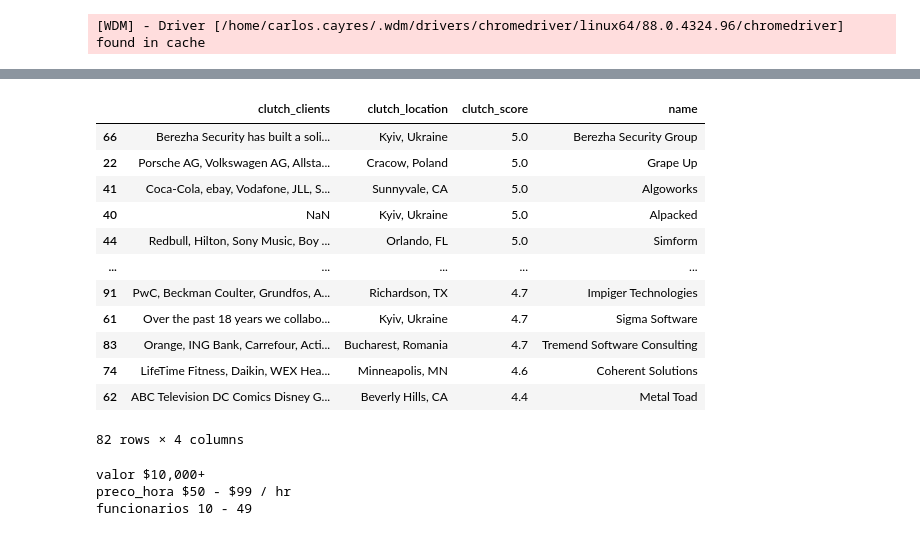
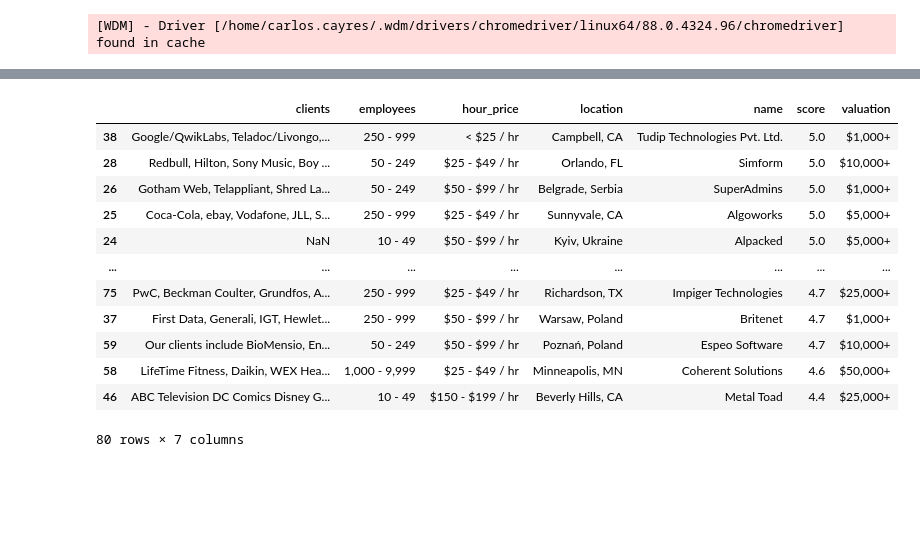
Before and after one commit to gabibatista/datathonIM, a Jupyter notebook: notebooks/clutch_selenium.ipynb, the cells around one changed output, grey strips where cells are left out. Drawn from its saved outputs; the diff is of its cells as text; code cells hidden in the pictures; blank space fills up the shorter version.

Commit message:
clutch_companies run

```diff
--- a/notebooks/clutch_selenium.ipynb
+++ b/notebooks/clutch_selenium.ipynb
@@ -155,41 +165,18 @@ CLIENTES NÃO ENCONTRADOS EM Evojam
 # %%
 df_clean = get_companies_csv().drop_duplicates(subset=['name'])
-df_clean = df_clean.sort_values(by=['clutch_score'], ascending=False)
-df_clean
-# %% [output]
-|  | clutch_clients | clutch_location | clutch_score | name |
-| 66 | Berezha Security has built a soli... | Kyiv, Ukraine | 5.0 | Berezha Security Group |
-| 22 | Porsche AG, Volkswagen AG, Allsta... | Cracow, Poland | 5.0 | Grape Up |
-| 41 | Coca-Cola, ebay, Vodafone, JLL, S... | Sunnyvale, CA | 5.0 | Algoworks |
-| 40 | NaN | Kyiv, Ukraine | 5.0 | Alpacked |
-| 44 | Redbull, Hilton, Sony Music, Boy ... | Orlando, FL | 5.0 | Simform |
-| ... | ... | ... | ... | ... |
-| 91 | PwC, Beckman Coulter, Grundfos, A... | Richardson, TX | 4.7 | Impiger Technologies |
-| 61 | Over the past 18 years we collabo... | Kyiv, Ukraine | 4.7 | Sigma Software |
-| 83 | Orange, ING Bank, Carrefour, Acti... | Bucharest, Romania | 4.7 | Tremend Software Consulting |
-| 74 | LifeTime Fitness, Daikin, WEX Hea... | Minneapolis, MN | 4.6 | Coherent Solutions |
-| 62 | ABC Television DC Comics Disney G... | Beverly Hills, CA | 4.4 | Metal Toad |
-82 rows × 4 columns
-# %%
-browser.get("https://clutch.co/profile/pattern-match")
-soup = BeautifulSoup(browser.page_source, features='html.parser')
-
-
-main_div = soup.find("div", attrs={"class" : "module-list"})
-main_div.find_all("span")
-
-valor = ''
-preco_hora = ''
-funcionarios = ''
-
-main_div = [i.text for i in main_div.find_all("span")]
-main_div
-valor, preco_hora, funcionarios = [main_div[i] for i in (0, 1, 2)]
-
-print(f"valor {valor}")
-print(f"preco_hora {preco_hora}")
-print(f"funcionarios {funcionarios}")
-# %% [output]
-valor $10,000+
-preco_hora $50 - $99 / hr
-funcionarios 10 - 49
+# %%
+df_clean.sort_values(by=['score'], ascending=False)
+# %% [output]
+|  | clients | employees | hour_price | location | name | score | valuation |
+| 38 | Google/QwikLabs, Teladoc/Livongo,... | 250 - 999 | < $25 / hr | Campbell, CA | Tudip Technologies Pvt. Ltd. | 5.0 | $1,000+ |
+| 28 | Redbull, Hilton, Sony Music, Boy ... | 50 - 249 | $25 - $49 / hr | Orlando, FL | Simform | 5.0 | $10,000+ |
+| 26 | Gotham Web, Telappliant, Shred La... | 50 - 249 | $50 - $99 / hr | Belgrade, Serbia | SuperAdmins | 5.0 | $1,000+ |
+| 25 | Coca-Cola, ebay, Vodafone, JLL, S... | 250 - 999 | $25 - $49 / hr | Sunnyvale, CA | Algoworks | 5.0 | $5,000+ |
+| 24 | NaN | 10 - 49 | $50 - $99 / hr | Kyiv, Ukraine | Alpacked | 5.0 | $5,000+ |
+| ... | ... | ... | ... | ... | ... | ... | ... |
+| 75 | PwC, Beckman Coulter, Grundfos, A... | 250 - 999 | $25 - $49 / hr | Richardson, TX | Impiger Technologies | 4.7 | $25,000+ |
+| 37 | First Data, Generali, IGT, Hewlet... | 250 - 999 | $50 - $99 / hr | Warsaw, Poland | Britenet | 4.7 | $1,000+ |
+| 59 | Our clients include BioMensio, En... | 50 - 249 | $50 - $99 / hr | Poznań, Poland | Espeo Software | 4.7 | $10,000+ |
+| 58 | LifeTime Fitness, Daikin, WEX Hea... | 1,000 - 9,999 | $25 - $49 / hr | Minneapolis, MN | Coherent Solutions | 4.6 | $50,000+ |
+| 46 | ABC Television DC Comics Disney G... | 10 - 49 | $150 - $199 / hr | Beverly Hills, CA | Metal Toad | 4.4 | $25,000+ |
+80 rows × 7 columns
```
Also changed, not shown: parts of 6 cells of this notebook, 3 other files.
